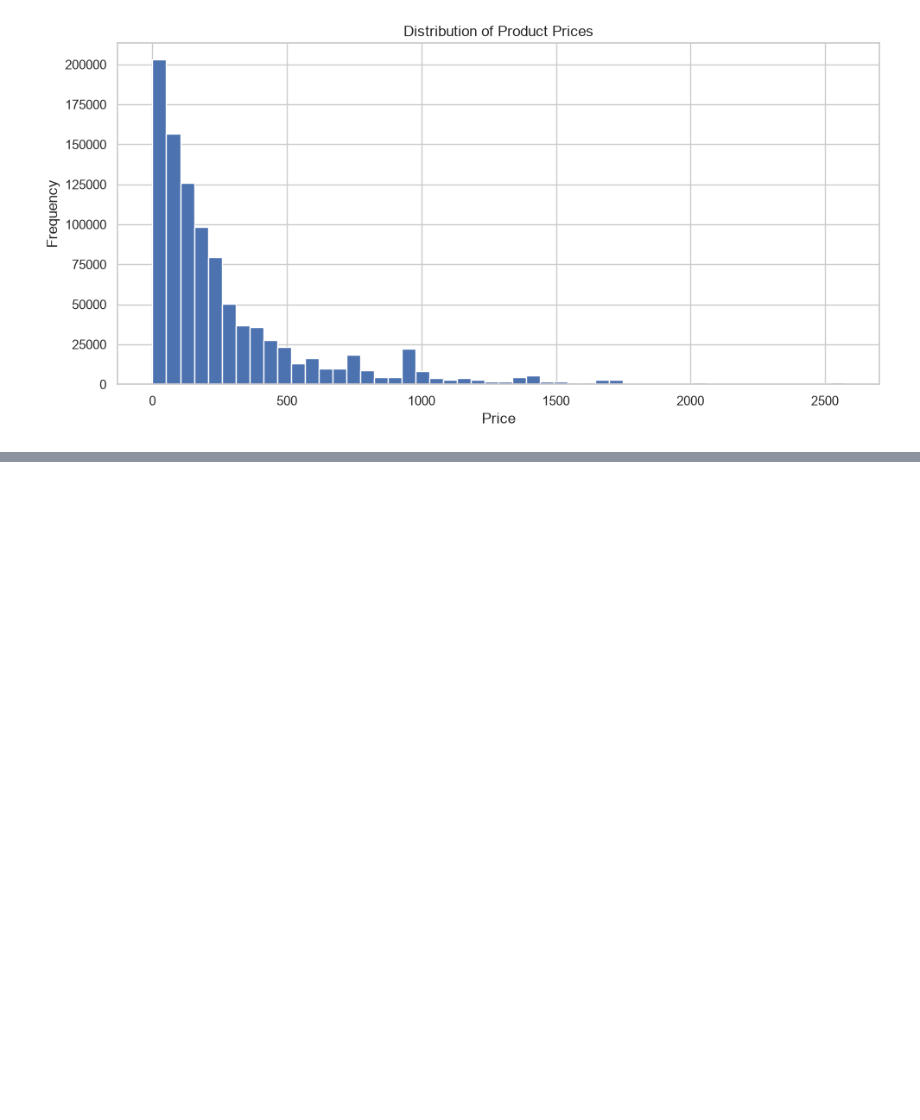
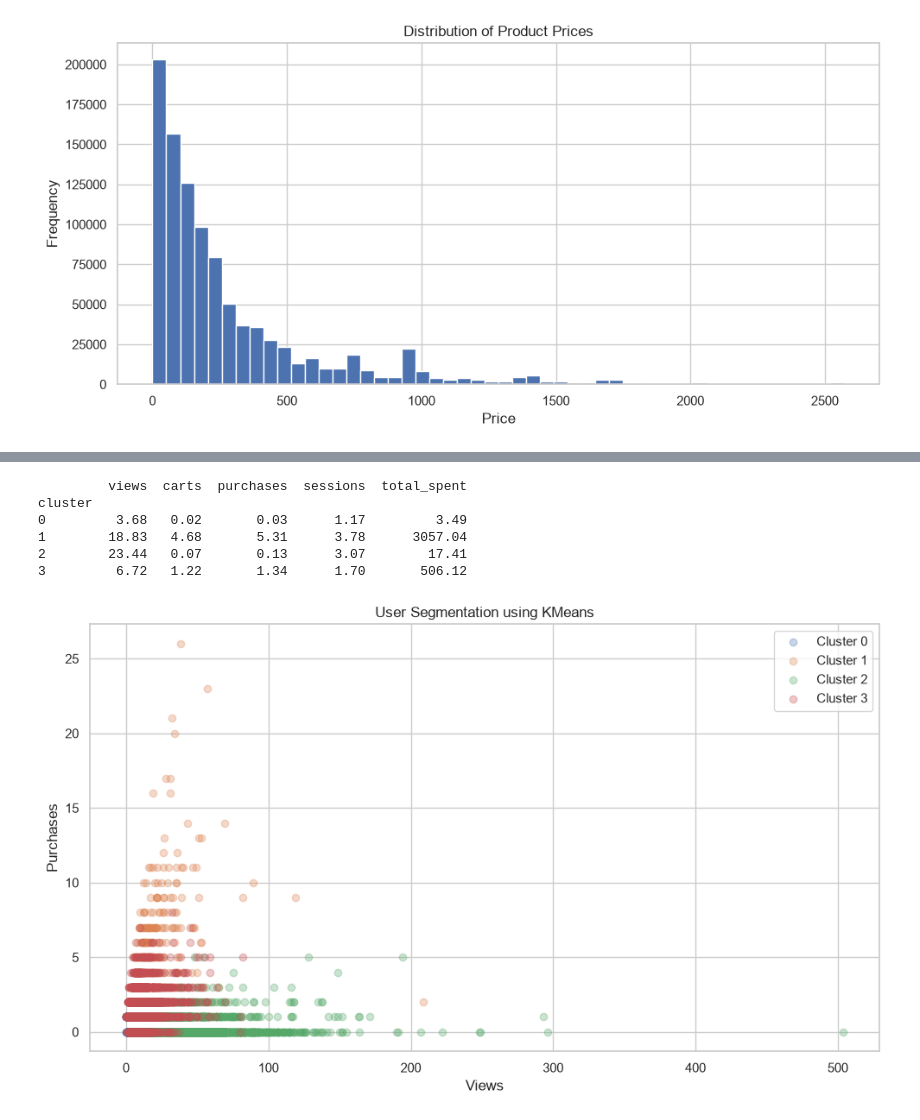
Before and after one commit to tymurpopov/ecommerce-data-analysis-learning, a Jupyter notebook: sample.ipynb, the cells around one changed output, grey strips where cells are left out. Cells and saved outputs as stored; diff of their text form; code cells hidden in the pictures; blank space fills up the shorter version.

```diff
--- a/sample.ipynb
+++ b/sample.ipynb
@@ -486,0 +602,13 @@ plt.show()
+# %%
+from sklearn.cluster import KMeans
+
+kmeans = KMeans(
+    n_clusters=4,
+    random_state=42,
+    n_init=10
+)
+
+user_features['cluster'] = kmeans.fit_predict(X_scaled)
+
+print("Кластеризация завершена!")
+print(user_features['cluster'].value_counts().sort_index())
@@ -486,0 +623,49 @@ plt.show()
+# %%
+cluster_profile = (
+    user_features
+    .groupby('cluster')[
+        [
+            'views',
+            'carts',
+            'purchases',
+            'sessions',
+            'total_spent'
+        ]
+    ]
+    .mean()
+    .round(2)
+)
+
+print(cluster_profile)
+# %% [output]
+         views  carts  purchases  sessions  total_spent
+cluster
+0         3.68   0.02       0.03      1.17         3.49
+1        18.83   4.68       5.31      3.78      3057.04
+2        23.44   0.07       0.13      3.07        17.41
+3         6.72   1.22       1.34      1.70       506.12
+# %%
+plt.figure(figsize=(10, 6))
+
+for cluster in sorted(user_features['cluster'].unique()):
+
+    cluster_data = user_features[
+        user_features['cluster'] == cluster
+    ]
+
+    plt.scatter(
+        cluster_data['views'],
+        cluster_data['purchases'],
+        alpha=0.3,
+        label=f'Cluster {cluster}'
+    )
+
+plt.xlabel('Views')
+plt.ylabel('Purchases')
+plt.title('User Segmentation using KMeans')
+plt.legend()
+
+plt.tight_layout()
+plt.show()
+# %% [output]
+[figure, added]
```
Also changed, not shown: parts of 14 cells of this notebook.
